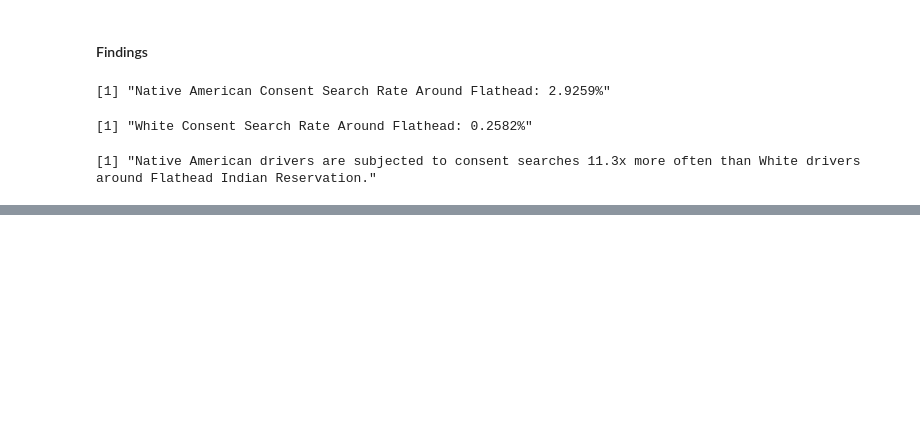
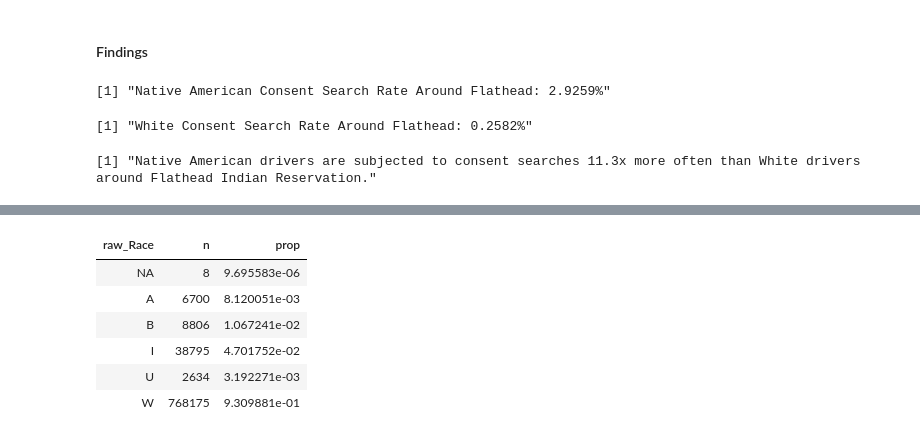
Before and after one commit to mattkiefer/biglocalpolicing, a Jupyter notebook: bulletproofing.ipynb, the cells around one changed output, grey strips where cells are left out. Saved outputs shown, nothing was run; the diff lists cells and outputs as text; code cells hidden in the pictures; blank space fills up the shorter version.

Commit message:
checked proportion of NA in data set

```diff
--- a/bulletproofing.ipynb
+++ b/bulletproofing.ipynb
@@ -320,0 +302,12 @@ paste0(
+# %%
+data %>%
+  count(raw_Race) %>%
+  mutate(prop = n / sum(n))
+# %% [output]
+| raw_Race | n | prop |
+| NA | 8 | 9.695583e-06 |
+| A | 6700 | 8.120051e-03 |
+| B | 8806 | 1.067241e-02 |
+| I | 38795 | 4.701752e-02 |
+| U | 2634 | 3.192271e-03 |
+| W | 768175 | 9.309881e-01 |
```
Also changed, not shown: parts of 9 cells of this notebook.
